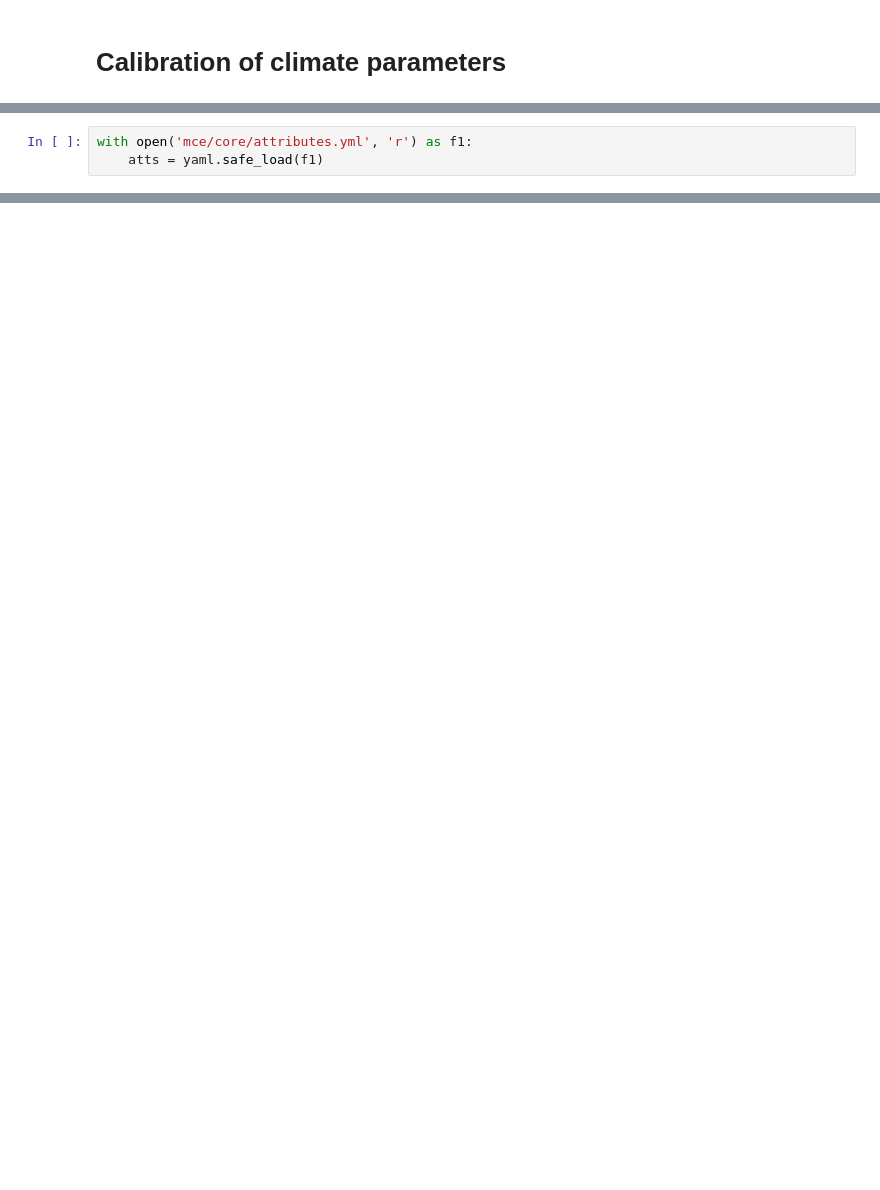
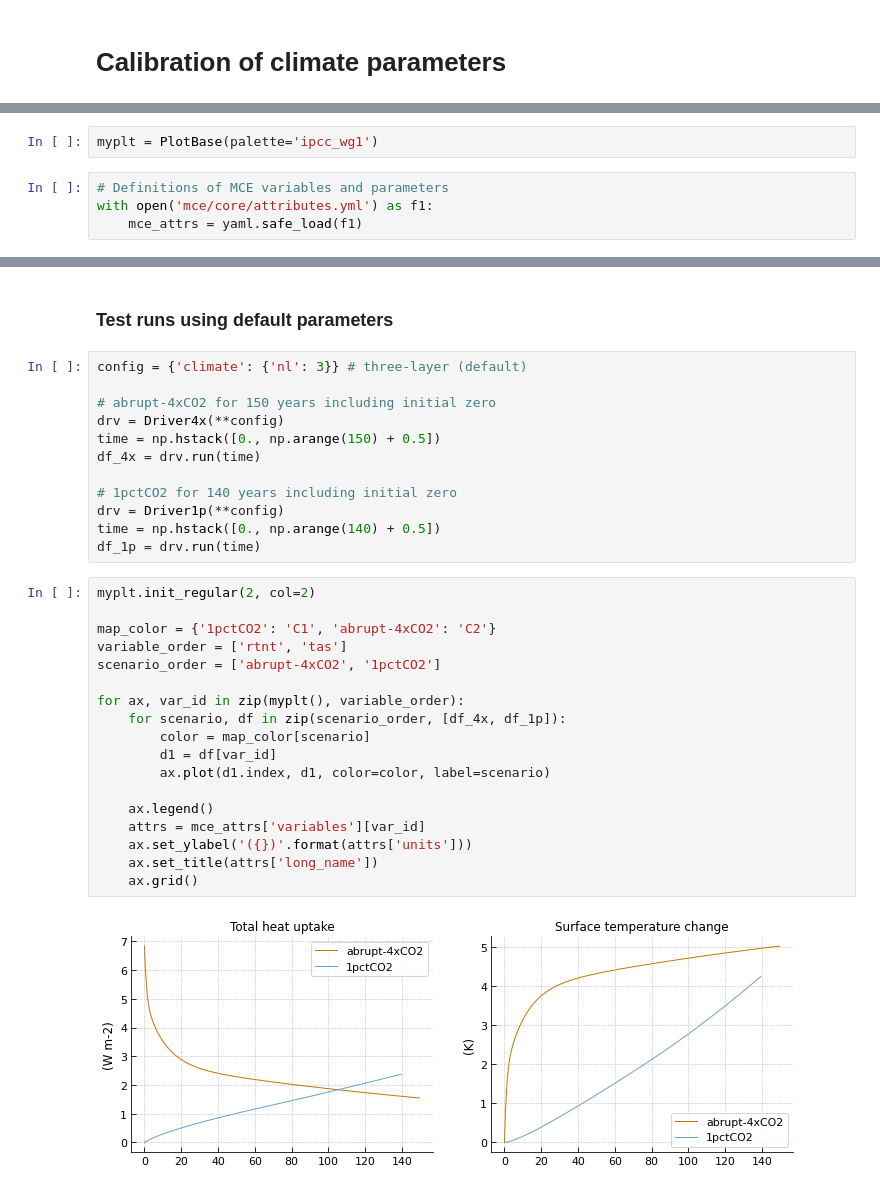
Before and after one commit to tsutsui1872/mce, a Jupyter notebook: notebook/calib_climate.ipynb, the cells around one changed output, grey strips where cells are left out. Drawn from its saved outputs; the diff is of its cells as text; blank space fills up the shorter version.

Commit message:
updates climate calibration

```diff
--- a/notebook/calib_climate.ipynb
+++ b/notebook/calib_climate.ipynb
@@ -87,3 +2,0 @@ df_parms
-# %%
-with open('mce/core/attributes.yml', 'r') as f1:
-    atts = yaml.safe_load(f1)
@@ -338,0 +11,6 @@ df_new.loc[models_chk, names]
+# %%
+myplt = PlotBase(palette='ipcc_wg1')
+# %%
+# Definitions of MCE variables and parameters
+with open('mce/core/attributes.yml') as f1:
+    mce_attrs = yaml.safe_load(f1)
@@ -338,0 +57,34 @@ df_new.loc[models_chk, names]
+# %% [markdown]
+### Test runs using default parameters
+# %%
+config = {'climate': {'nl': 3}} # three-layer (default)
+
+# abrupt-4xCO2 for 150 years including initial zero
+drv = Driver4x(**config)
+time = np.hstack([0., np.arange(150) + 0.5])
+df_4x = drv.run(time)
+
+# 1pctCO2 for 140 years including initial zero
+drv = Driver1p(**config)
+time = np.hstack([0., np.arange(140) + 0.5])
+df_1p = drv.run(time)
+# %%
+myplt.init_regular(2, col=2)
+
+map_color = {'1pctCO2': 'C1', 'abrupt-4xCO2': 'C2'}
+variable_order = ['rtnt', 'tas']
+scenario_order = ['abrupt-4xCO2', '1pctCO2']
+
+for ax, var_id in zip(myplt(), variable_order):
+    for scenario, df in zip(scenario_order, [df_4x, df_1p]):
+        color = map_color[scenario]
+        d1 = df[var_id]
+        ax.plot(d1.index, d1, color=color, label=scenario)
+
+    ax.legend()
+    attrs = mce_attrs['variables'][var_id]
+    ax.set_ylabel('({})'.format(attrs['units']))
+    ax.set_title(attrs['long_name'])
+    ax.grid()
+# %% [output]
+[figure, added]
```
Also changed, not shown: parts of 45 cells of this notebook, 2 other files.
